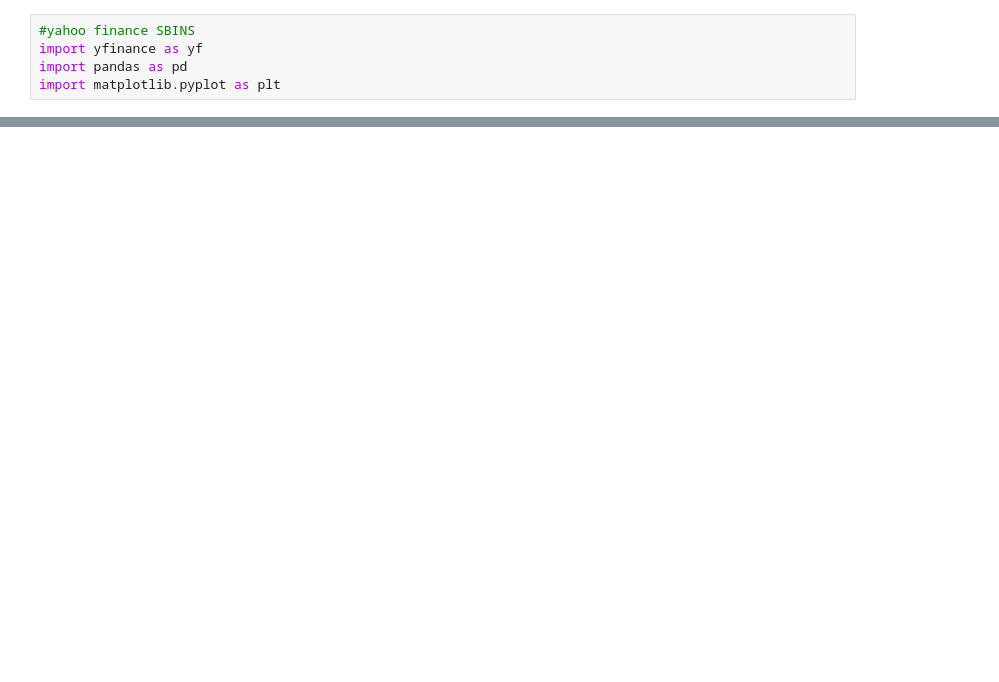
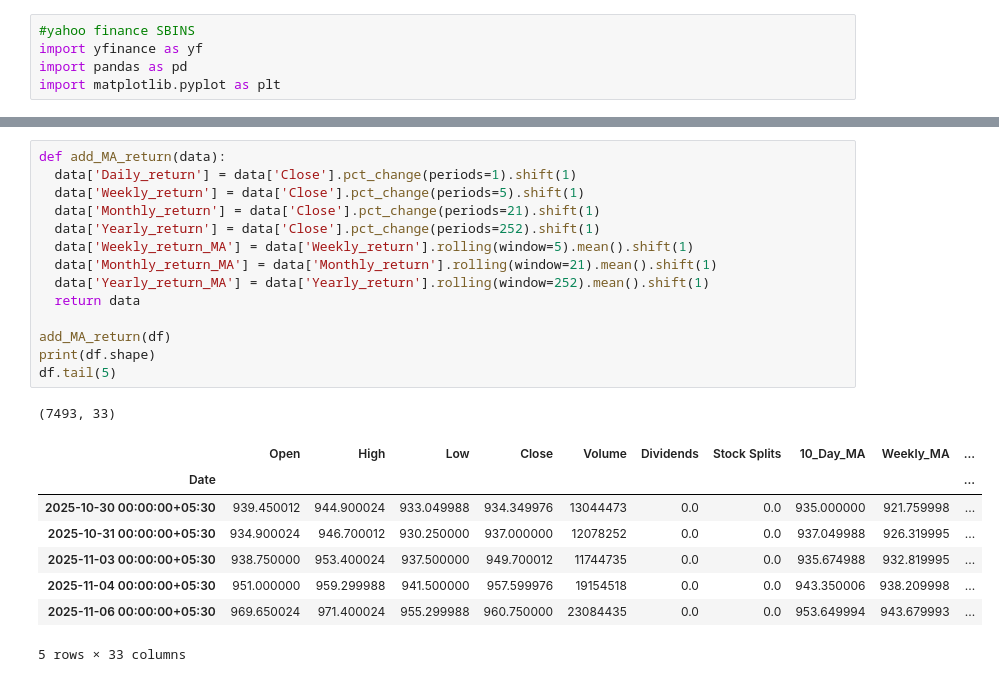
Before and after one commit to SatChittAnand/Stock-Price-Prediction-SBI-NS, a Jupyter notebook: stocksbins.ipynb, the cells around one changed output, grey strips where cells are left out. Cells and saved outputs as stored; diff of their text form; blank space fills up the shorter version.

```diff
--- a/stocksbins.ipynb
+++ b/stocksbins.ipynb
@@ -101 +101,25 @@ df.tail(5)
 5 rows × 26 columns
+# %%
+def add_MA_return(data):
+  data['Daily_return'] = data['Close'].pct_change(periods=1).shift(1)
+  data['Weekly_return'] = data['Close'].pct_change(periods=5).shift(1)
+  data['Monthly_return'] = data['Close'].pct_change(periods=21).shift(1)
+  data['Yearly_return'] = data['Close'].pct_change(periods=252).shift(1)
+  data['Weekly_return_MA'] = data['Weekly_return'].rolling(window=5).mean().shift(1)
+  data['Monthly_return_MA'] = data['Monthly_return'].rolling(window=21).mean().shift(1)
+  data['Yearly_return_MA'] = data['Yearly_return'].rolling(window=252).mean().shift(1)
+  return data
+
+add_MA_return(df)
+print(df.shape)
+df.tail(5)
+# %% [output]
+(7493, 33)
+|  | Open | High | Low | Close | Volume | Dividends | Stock Splits | 10_Day_MA | Weekly_MA | ... |
+| Date |  |  |  |  |  |  |  |  |  | ... |
+| 2025-10-30 00:00:00+05:30 | 939.450012 | 944.900024 | 933.049988 | 934.349976 | 13044473 | 0.0 | 0.0 | 935.000000 | 921.759998 | ... |
+| 2025-10-31 00:00:00+05:30 | 934.900024 | 946.700012 | 930.250000 | 937.000000 | 12078252 | 0.0 | 0.0 | 937.049988 | 926.319995 | ... |
+| 2025-11-03 00:00:00+05:30 | 938.750000 | 953.400024 | 937.500000 | 949.700012 | 11744735 | 0.0 | 0.0 | 935.674988 | 932.819995 | ... |
+| 2025-11-04 00:00:00+05:30 | 951.000000 | 959.299988 | 941.500000 | 957.599976 | 19154518 | 0.0 | 0.0 | 943.350006 | 938.209998 | ... |
+| 2025-11-06 00:00:00+05:30 | 969.650024 | 971.400024 | 955.299988 | 960.750000 | 23084435 | 0.0 | 0.0 | 953.649994 | 943.679993 | ... |
+5 rows × 33 columns
```
Also changed, not shown: parts of 12 cells of this notebook.
